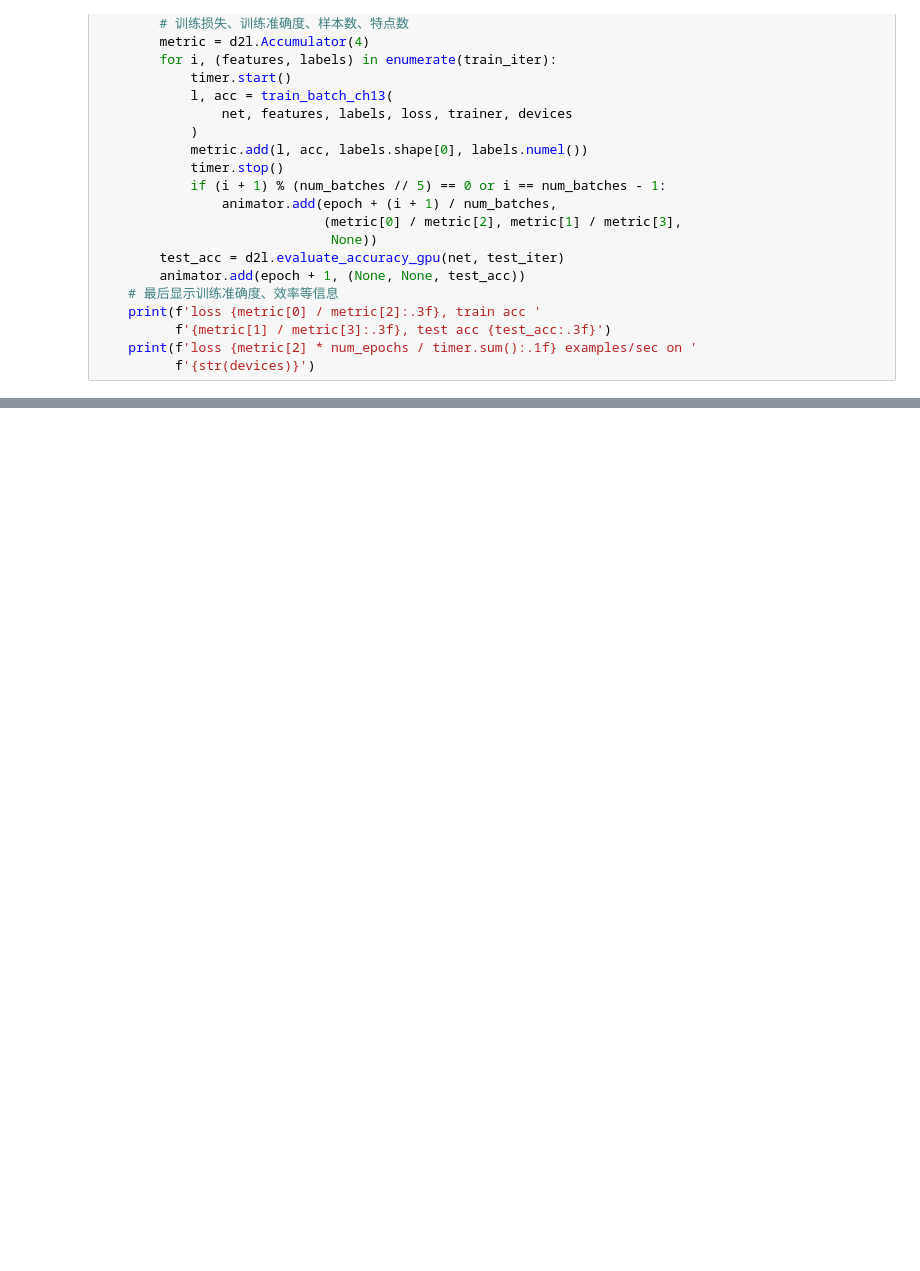
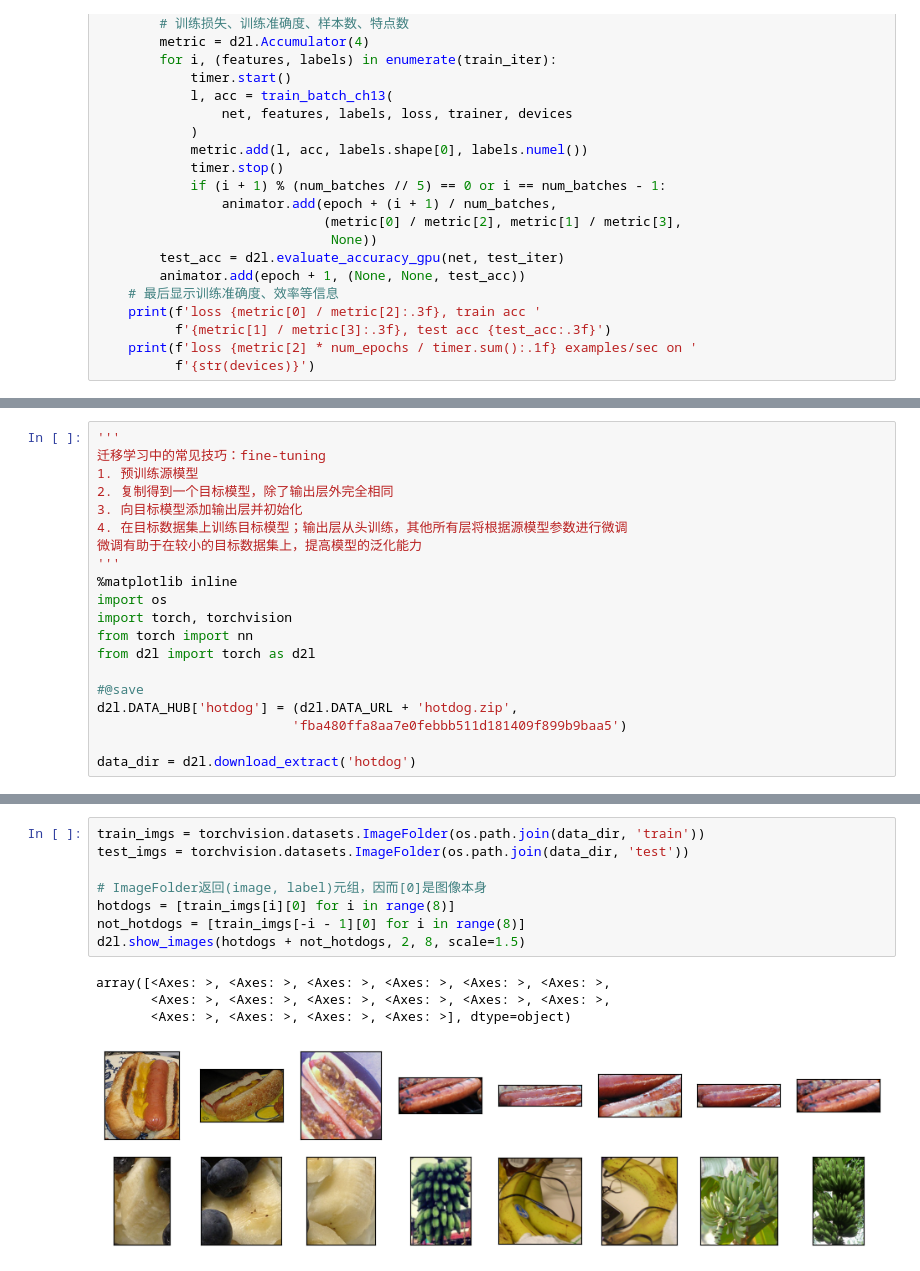
Before and after one commit to SiruiHe/D2L, a Jupyter notebook: 13 计算机视觉.ipynb, the cells around one changed output, grey strips where cells are left out. Saved outputs shown, nothing was run; the diff lists cells and outputs as text; blank space fills up the shorter version.

Commit message:
finish fine-tuning

```diff
--- a/13 计算机视觉.ipynb
+++ b/13 计算机视觉.ipynb
@@ -173,0 +176,20 @@ loss 7954.2 examples/sec on [device(type='cuda', index=0)]
+# %%
+'''
+迁移学习中的常见技巧：fine-tuning
+1. 预训练源模型
+2. 复制得到一个目标模型，除了输出层外完全相同
+3. 向目标模型添加输出层并初始化
+4. 在目标数据集上训练目标模型；输出层从头训练，其他所有层将根据源模型参数进行微调
+微调有助于在较小的目标数据集上，提高模型的泛化能力
+'''
+%matplotlib inline
+import os
+import torch, torchvision
+from torch import nn
+from d2l import torch as d2l
+
+#@save
+d2l.DATA_HUB['hotdog'] = (d2l.DATA_URL + 'hotdog.zip',
+                         'fba480ffa8aa7e0febbb511d181409f899b9baa5')
+
+data_dir = d2l.download_extract('hotdog')
@@ -173,0 +198,13 @@ loss 7954.2 examples/sec on [device(type='cuda', index=0)]
+# %%
+train_imgs = torchvision.datasets.ImageFolder(os.path.join(data_dir, 'train'))
+test_imgs = torchvision.datasets.ImageFolder(os.path.join(data_dir, 'test'))
+
+# ImageFolder返回(image, label)元组，因而[0]是图像本身
+hotdogs = [train_imgs[i][0] for i in range(8)]
+not_hotdogs = [train_imgs[-i - 1][0] for i in range(8)]
+d2l.show_images(hotdogs + not_hotdogs, 2, 8, scale=1.5)
+# %% [output]
+array([<Axes: >, <Axes: >, <Axes: >, <Axes: >, <Axes: >, <Axes: >,
+       <Axes: >, <Axes: >, <Axes: >, <Axes: >, <Axes: >, <Axes: >,
+       <Axes: >, <Axes: >, <Axes: >, <Axes: >], dtype=object)
+[figure, added]
```
Also changed, not shown: parts of 12 cells of this notebook.
